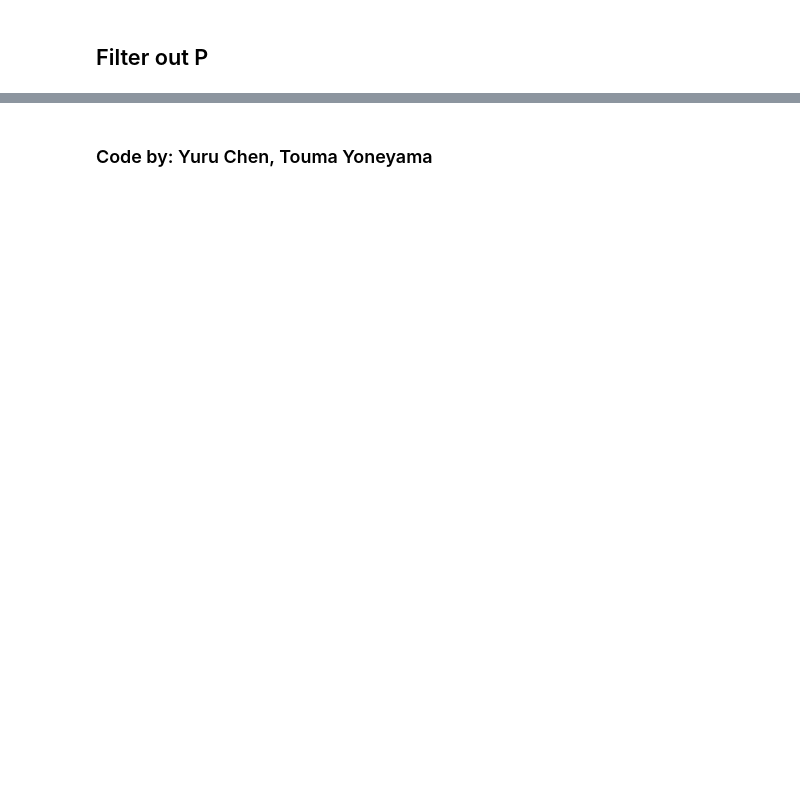
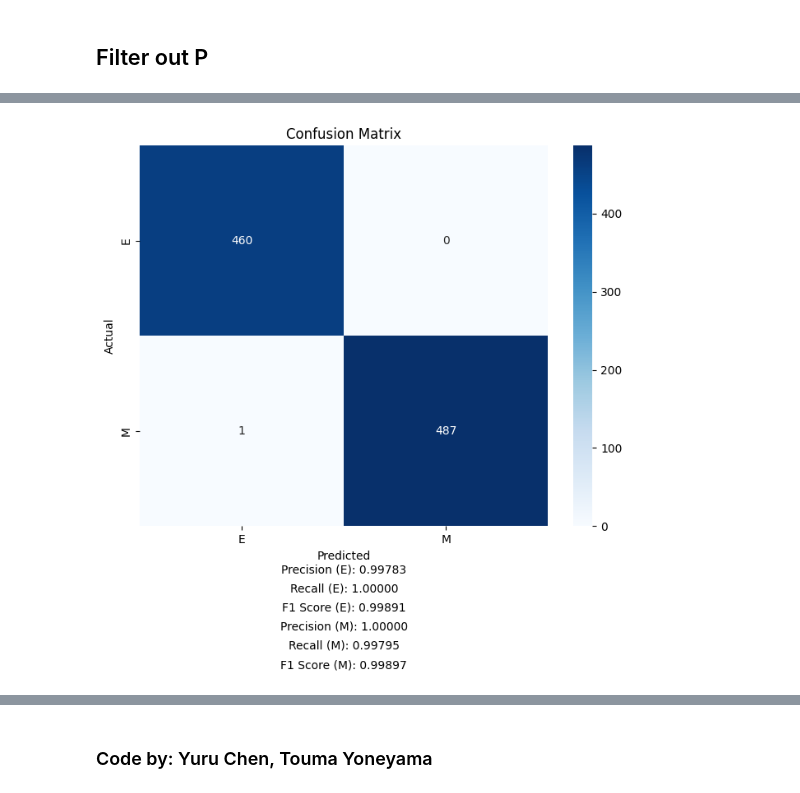
Before and after one commit to ToumaYoneyama/SunithaNagrathLab, a Jupyter notebook: nagrathLab.ipynb, the cells around one changed output, grey strips where cells are left out. Saved outputs shown, nothing was run; the diff lists cells and outputs as text; code cells hidden in the pictures; blank space fills up the shorter version.

```diff
--- a/nagrathLab.ipynb
+++ b/nagrathLab.ipynb
@@ -388,0 +478,7 @@ print(valid_cells[valid_cells['Quality only bad'] == 'P'].size == 0)
+# %%
+membrane_data = membrane_data.reset_index()  # If needed
+nucleus_data = nucleus_data.reset_index()    # If needed
+
+# debug
+print(membrane_data.columns)
+print(nucleus_data.columns)
@@ -388,0 +503,8 @@ print(valid_cells[valid_cells['Quality only bad'] == 'P'].size == 0)
+# %%
+# merge (make sure to make membrane_data the LEFT table since we only need valid cells)
+final_combined_data = pd.merge(membrane_data, nucleus_data,
+                         on=['ImageNumber', 'ObjectNumber'],  # 确保右侧也正确命名
+                         how='left').drop('index_x', axis=1)
+
+print(final_combined_data.head())
+final_combined_data.to_csv('Combined_Data.csv', index=False)
@@ -388,0 +533,70 @@ print(valid_cells[valid_cells['Quality only bad'] == 'P'].size == 0)
+# %%
+def log_reg_for_em(X, y, params=None):
+    # Split test and train sets
+    X_train, X_test, y_train, y_test = train_test_split(X, y, test_size=0.2, random_state=42, stratify=y)
+
+    # Scale the features
+    scaler = StandardScaler()
+    X_train = scaler.fit_transform(X_train)
+    X_test = scaler.transform(X_test)
+
+    # Train logistic regression model with custom parameters
+    model = LogisticRegression(**params) if params else LogisticRegression(max_iter=1000, class_weight='balanced')
+    model.fit(X_train, y_train)
+
+    # Make predictions
+    y_pred = model.predict(X_test)
+
+    # Compute the confusion matrix
+    cm = confusion_matrix(y_test, y_pred, labels=['E', 'M'])
+
+    # Plotting the confusion matrix
+    plt.figure(figsize=(8, 6))
+    sns.heatmap(cm, annot=True, fmt='d', cmap='Blues', xticklabels=['E', 'M'], yticklabels=['E', 'M'])
+    plt.ylabel('Actual')
+    plt.xlabel('Predicted')
+    plt.title('Confusion Matrix')
+
+    # Calculate precision, recall, and F1 score for each class
+    precision_e = precision_score(y_test, y_pred, pos_label='E', average='binary')
+    recall_e = recall_score(y_test, y_pred, pos_label='E', average='binary')
+    f1_e = f1_score(y_test, y_pred, pos_label='E', average='binary')
+
+    # Display metrics for 'E' state in the plot
+    plt.text(0.5, -0.1, f"Precision (E): {precision_e:.5f}", ha='center', va='top', transform=plt.gca().transAxes, fontsize=10)
+    plt.text(0.5, -0.15, f"Recall (E): {recall_e:.5f}", ha='center', va='top', transform=plt.gca().transAxes, fontsize=10)
+    plt.text(0.5, -0.2, f"F1 Score (E): {f1_e:.5f}", ha='center', va='top', transform=plt.gca().transAxes, fontsize=10)
+
+    # Calculate metrics for 'M' state
+    precision_m = precision_score(y_test, y_pred, pos_label='M', average='binary')
+    recall_m = recall_score(y_test, y_pred, pos_label='M', average='binary')
+    f1_m = f1_score(y_test, y_pred, pos_label='M', average='binary')
+
+    # Display metrics for 'M' state in the plot
+    plt.text(0.5, -0.25, f"Precision (M): {precision_m:.5f}", ha='center', va='top', transform=plt.gca().transAxes, fontsize=10)
+    plt.text(0.5, -0.3, f"Recall (M): {recall_m:.5f}", ha='center', va='top', transform=plt.gca().transAxes, fontsize=10)
+    plt.text(0.5, -0.35, f"F1 Score (M): {f1_m:.5f}", ha='center', va='top', transform=plt.gca().transAxes, fontsize=10)
+
+    # Save the confusion matrix plot
+    plt.savefig("Metrics/em_m1_confusion_matrix.png", format='png', bbox_inches='tight')
+    plt.show()
+    plt.close()  # Free memory by closing figure
+
+    return model, (precision_e, recall_e, f1_e), (precision_m, recall_m, f1_m)
+
+# X and y
+X = final_combined_data.iloc[:, 5:].dropna(axis=1)
+y = final_combined_data["Annotation"]
+
+# use def: train_and_evaluate_logistic_regression
+custom_params = {
+    'C': 1.0,                # Inverse of regularization strength
+    'penalty': 'l2',         # 'l2' for Ridge
+    'solver': 'lbfgs',       # Algorithm to use
+    'max_iter': 1000,         # Maximum number of iterations
+    'class_weight': 'balanced'
+}
+
+em_model1, (precision_e, recall_e, f1_e), (precision_m, recall_m, f1_m) = log_reg_for_em(X, y, params=custom_params)
+# %% [output]
+[figure, added]
```
Also changed, not shown: parts of 35 cells of this notebook, 16 other files.
